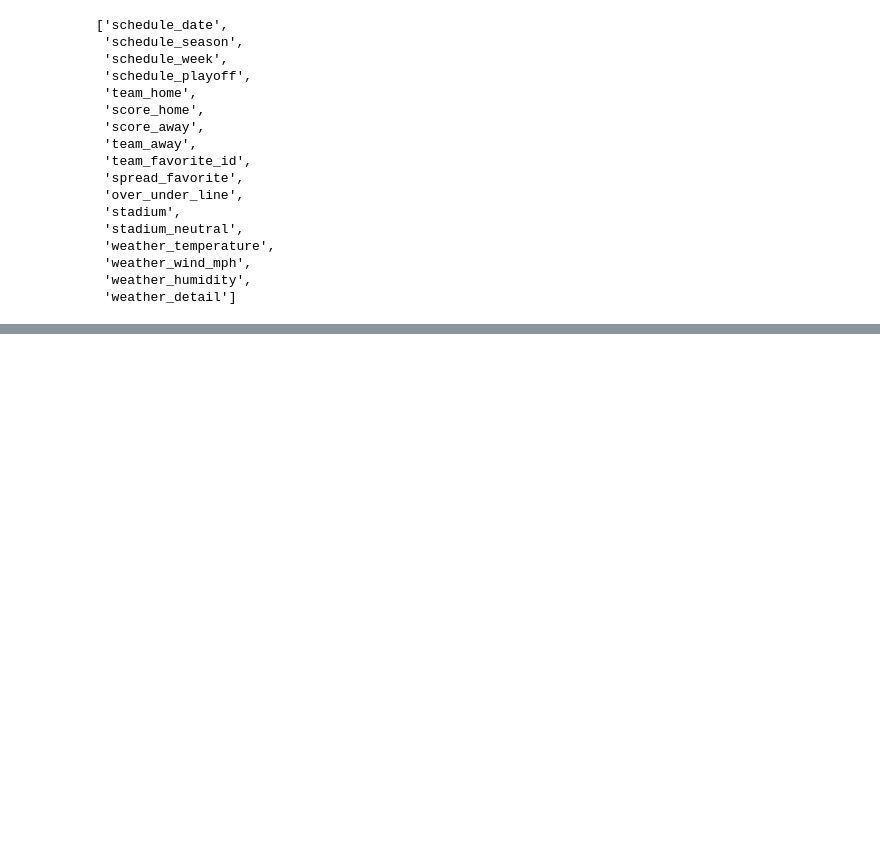
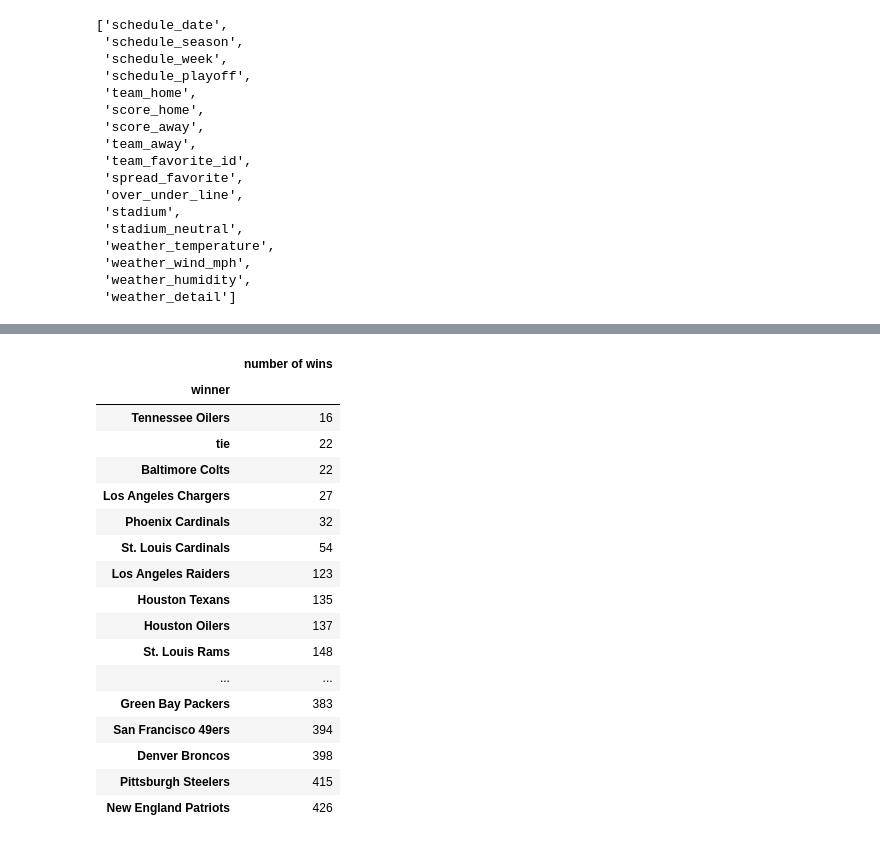
Before and after one commit to mroot9519/nfl, a Jupyter notebook: basic_research.ipynb, the cells around one changed output, grey strips where cells are left out. Cells and saved outputs as stored; diff of their text form; code cells hidden in the pictures; blank space fills up the shorter version.

```diff
--- a/basic_research.ipynb
+++ b/basic_research.ipynb
@@ -111,0 +169,3 @@ scores_df.columns.to_list()
+# %%
+team_wins = scores_df.groupby(['winner']).count()['team_home']
+team_wins.head()
@@ -111,0 +180,26 @@ scores_df.columns.to_list()
+# %%
+#convert to df
+team_wins_df = pd.DataFrame(team_wins)
+#sort values
+team_wins_df = team_wins_df.sort_values(by='team_home')
+team_wins_df.columns = ['number of wins']
+team_wins_df
+# %% [output]
+|  | number of wins |
+| winner |  |
+| Tennessee Oilers | 16 |
+| tie | 22 |
+| Baltimore Colts | 22 |
+| Los Angeles Chargers | 27 |
+| Phoenix Cardinals | 32 |
+| St. Louis Cardinals | 54 |
+| Los Angeles Raiders | 123 |
+| Houston Texans | 135 |
+| Houston Oilers | 137 |
+| St. Louis Rams | 148 |
+| ... | ... |
+| Green Bay Packers | 383 |
+| San Francisco 49ers | 394 |
+| Denver Broncos | 398 |
+| Pittsburgh Steelers | 415 |
+| New England Patriots | 426 |
```
Also changed, not shown: parts of 10 cells of this notebook.
